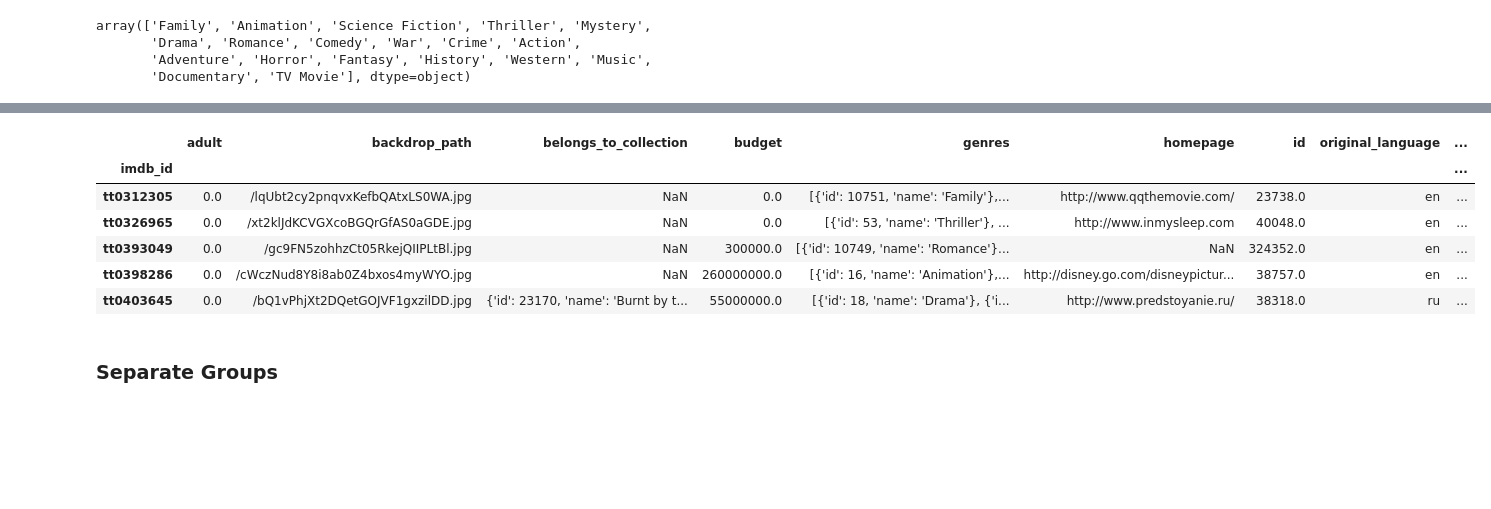
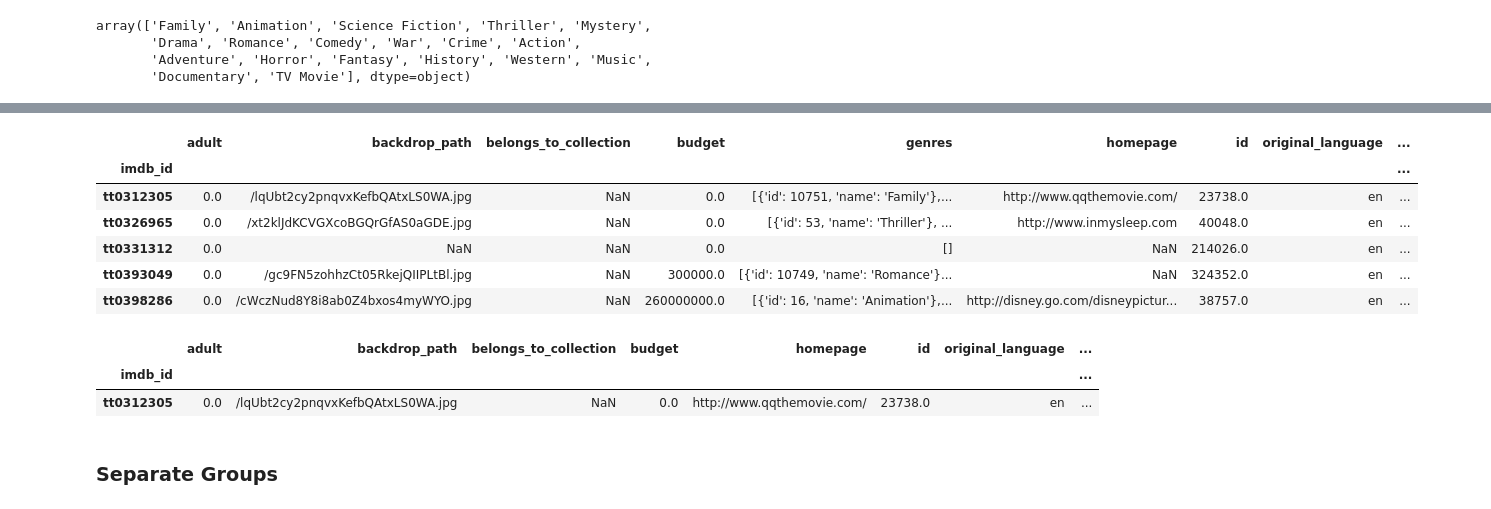
Before and after one commit to jonnunez92/IMDB-MySQL, a Jupyter notebook: IMDB - Part 4_Hypothesis Testing - Jonathan Nunez.ipynb, the cells around one changed output, grey strips where cells are left out. Saved outputs shown, nothing was run; the diff lists cells and outputs as text; code cells hidden in the pictures; blank space fills up the shorter version.

```diff
--- a/IMDB - Part 4_Hypothesis Testing - Jonathan Nunez.ipynb
+++ b/IMDB - Part 4_Hypothesis Testing - Jonathan Nunez.ipynb
@@ -764,0 +709,16 @@ exploded_unpack
+# %%
+# function to replace single quotes to double quotes, for use with json
+# apply json.loads to convert object type to list type
+# iterate through list to extract 'name' from dict
+def get_genre_name(x):
+    x = x.replace("'",'"')
+    x = json.loads(x)
+
+    genres = []
+    for genre in x:
+        genres.append(genre['name'])
+    return genres
+# %%
+df_q3['genres_list'] = df_q3['genres'].apply(get_genre_name)
+df_q3_explode = df_q3.explode('genres_list')
+df_q3_explode.head()
@@ -765,5 +733,5 @@ exploded_unpack
 # %%
-cols_to_make = exploded_unpack['name'].dropna().unique()
+cols_to_make = df_q3_explode['genres_list'].dropna().unique()
 cols_to_make
 # %% [output]
 array(['Family', 'Animation', 'Science Fiction', 'Thriller', 'Mystery',
@@ -806,3 +740,0 @@ implode
-# %%
-df_q3 = pd.merge(df_q3, implode, on='imdb_id')
-df_q3
@@ -825,16 +742,24 @@ df_q3
 pd.set_option('display.max_columns', None)
 # %%
 for col in cols_to_make:
-    df_q3[col] = df_q3['name'].str.contains(col)
+    df_q3[col] = df_q3['genres'].str.contains(col)
 df_q3.head()
 # %% [output]
 |  | adult | backdrop_path | belongs_to_collection | budget | genres | homepage | id | original_language | ... |
 | imdb_id |  |  |  |  |  |  |  |  | ... |
 | tt0312305 | 0.0 | /lqUbt2cy2pnqvxKefbQAtxLS0WA.jpg | NaN | 0.0 | [{'id': 10751, 'name': 'Family'},... | http://www.qqthemovie.com/ | 23738.0 | en | ... |
 | tt0326965 | 0.0 | /xt2klJdKCVGXcoBGQrGfAS0aGDE.jpg | NaN | 0.0 | [{'id': 53, 'name': 'Thriller'}, ... | http://www.inmysleep.com | 40048.0 | en | ... |
+| tt0331312 | 0.0 | NaN | NaN | 0.0 | [] | NaN | 214026.0 | en | ... |
 | tt0393049 | 0.0 | /gc9FN5zohhzCt05RkejQIIPLtBl.jpg | NaN | 300000.0 | [{'id': 10749, 'name': 'Romance'}... | NaN | 324352.0 | en | ... |
 | tt0398286 | 0.0 | /cWczNud8Y8i8ab0Z4bxos4myWYO.jpg | NaN | 260000000.0 | [{'id': 16, 'name': 'Animation'},... | http://disney.go.com/disneypictur... | 38757.0 | en | ... |
-| tt0403645 | 0.0 | /bQ1vPhjXt2DQetGOJVF1gxzilDD.jpg | {'id': 23170, 'name': 'Burnt by t... | 55000000.0 | [{'id': 18, 'name': 'Drama'}, {'i... | http://www.predstoyanie.ru/ | 38318.0 | ru | ... |
+# %%
+# remove original 'genres' column
+df_q3.drop(columns='genres', inplace=True)
+df_q3.head(1)
+# %% [output]
+|  | adult | backdrop_path | belongs_to_collection | budget | homepage | id | original_language | ... |
+| imdb_id |  |  |  |  |  |  |  | ... |
+| tt0312305 | 0.0 | /lqUbt2cy2pnqvxKefbQAtxLS0WA.jpg | NaN | 0.0 | http://www.qqthemovie.com/ | 23738.0 | en | ... |
 # %% [markdown]
 ### Separate Groups
 # %%
```
Also changed, not shown: parts of 23 cells of this notebook.
